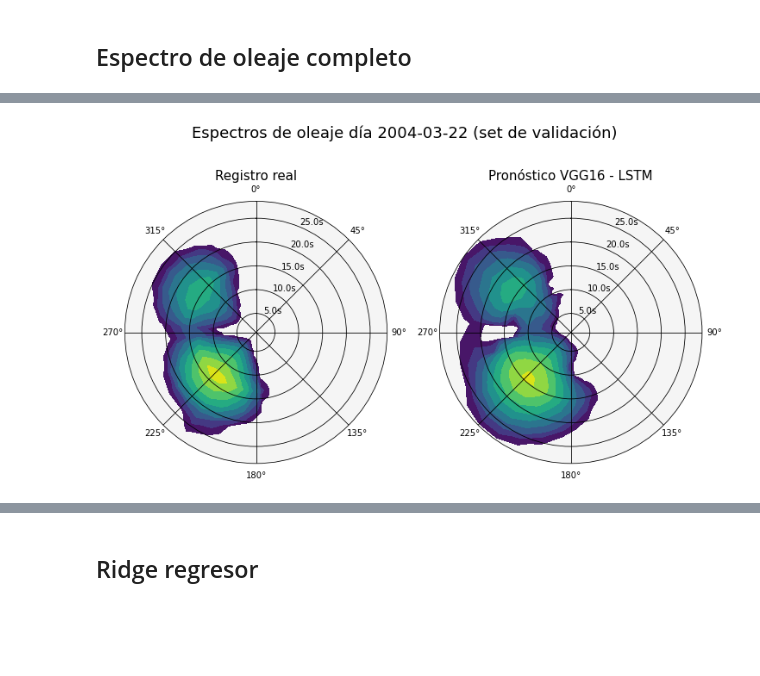
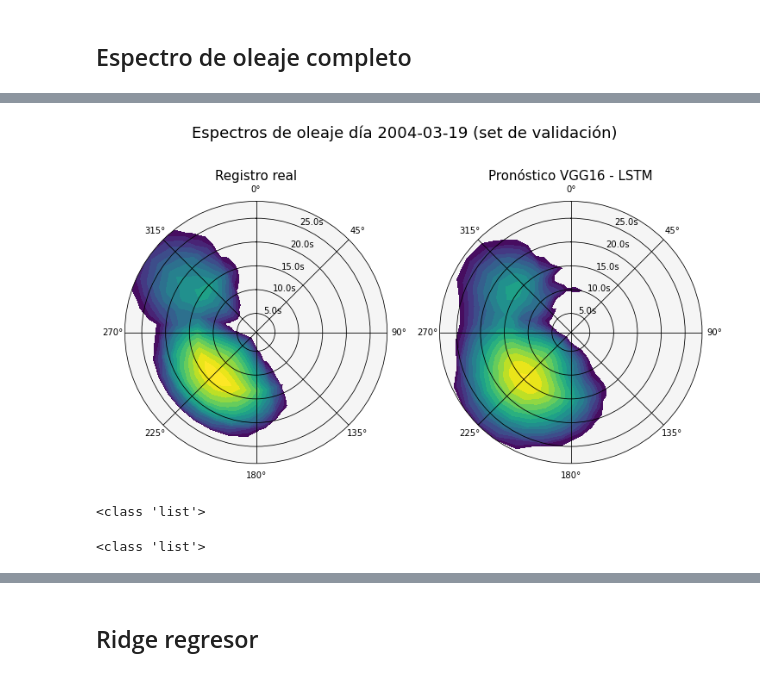
Before and after one commit to jnhurtado/Rellenar-hindcast-de-oleaje-usando-ML, a Jupyter notebook: LSTM_Con_X_features.ipynb, the cells around one changed output, grey strips where cells are left out. Drawn from its saved outputs; the diff is of its cells as text; code cells hidden in the pictures; blank space fills up the shorter version.

```diff
--- a/LSTM_Con_X_features.ipynb
+++ b/LSTM_Con_X_features.ipynb
@@ -668,3 +689,3 @@ X_train shape:  (72411, 61, 1024)
 Y_train shape:  (72411, 1, 1296)
 # %%
-model.fit([x_train[:,:traslape,:],x_train[:,traslape:,:]],y_train,epochs= 15,batch_size=64 ,validation_split=0.1, shuffle = True)
+model.fit([x_train[:,:traslape,:],x_train[:,traslape:,:]],y_train,epochs= 2,batch_size=64 ,validation_split=0.1, shuffle = True)
@@ -702,30 +704,38 @@ y_pred_test = y_pred_test.reshape(y_pred_test.shape[0],36,36)
 y_pred_train = scy.inverse_transform(juntar(model.predict([x_train[:,:traslape,:],x_train[:,traslape:,:]])))
 y_pred_train = y_pred_train.reshape(y_pred_train.shape[0],36,36)
 # %%
-indice = 1230
+indice = 1200
 
-levels = np.geomspace(0.01, 15, 10)
+levels = np.geomspace(0.01, 15, 16)
 
 
 fig, axs = plt.subplots(1,2,figsize = (12,7), subplot_kw = dict(projection = 'polar'))#fig.suptitle('Vertically stacked subplots')
 
 fig.suptitle('Espectros de oleaje día '+str(time[int(m+traslape +indice)])[:10] + ' (set de validación)',fontsize=18)
 
 plot_espectro(y_test,i,j,indice,axs[0],levels)
 
 axs[0].set_title('Registro real',fontsize=15)
 
 plot_espectro(np.round(y_pred_test,3),i,j,indice,axs[1],levels)
 
 axs[1].set_title('Pronóstico VGG16 - LSTM',fontsize=15)
 
 #plot_espectro(np.round(y_pred_train,3),i,j,indice,axs[2],levels)
 #axs[2].set_title('Pronóstico LSTM-FCL',fontsize=15)
 
 fig.set_facecolor('w')
 
 fig.savefig(Imagenes + "Espectro_trainset_LSTM_4",dpi=300)
 # %% [output]
-[figure, old version]
+[figure, new version]
+# %%
+Hm0_spectra_obs,Tp_spectra_obs = obtener_hm0_tp(y_test,i,j)
+# %% [output]
+<class 'list'>
+# %%
+Hm0_spectra_pred,Tp_spectra_pred = obtener_hm0_tp(y_pred_test,i,j)
+# %% [output]
+<class 'list'>
 # %%
 # Guardar el Modelo
```
Also changed, not shown: parts of 10 cells of this notebook, 2 other files.
